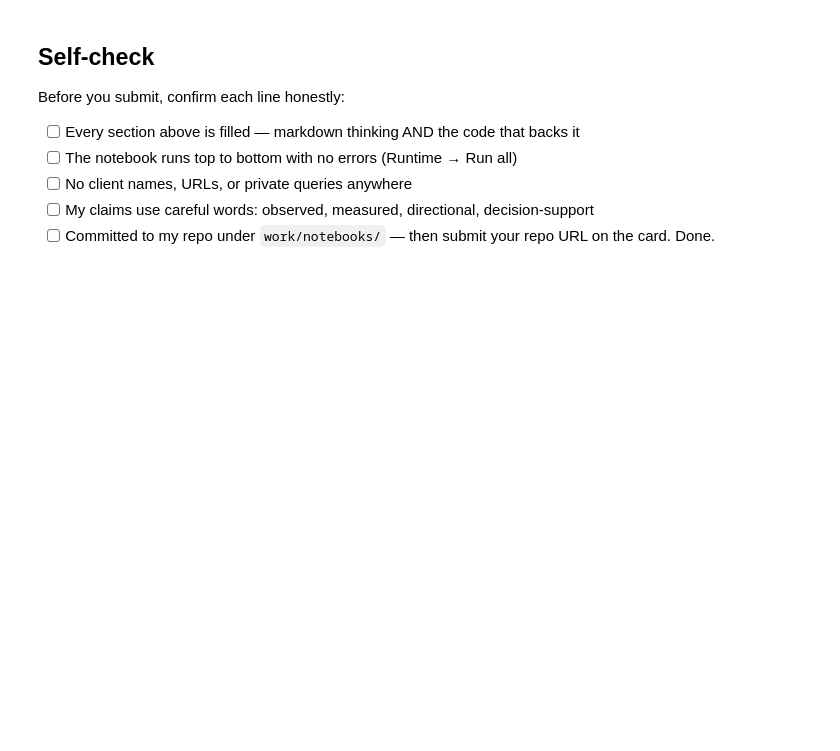
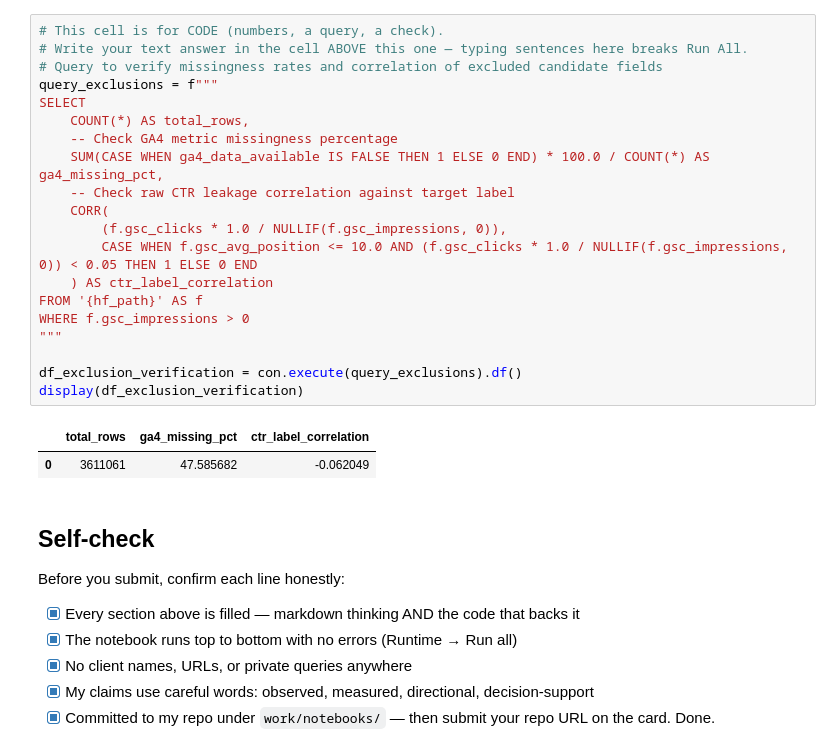
Before and after one commit to MihirJayswal812007/Flyrank-Internship, a Jupyter notebook: work/notebooks/w03_feature_leakage_check.ipynb, the cells around one changed output. Cells and saved outputs as stored; diff of their text form; blank space fills up the shorter version.

```diff
--- a/work/notebooks/w03_feature_leakage_check.ipynb
+++ b/work/notebooks/w03_feature_leakage_check.ipynb
@@ -37,10 +199,33 @@ This skeleton is yours to fill. Work the sections **in order** — each one has
+# %%
+# This cell is for CODE (numbers, a query, a check).
+# Write your text answer in the cell ABOVE this one — typing sentences here breaks Run All.
+# Query to verify missingness rates and correlation of excluded candidate fields
+query_exclusions = f"""
+SELECT
+    COUNT(*) AS total_rows,
+    -- Check GA4 metric missingness percentage
+    SUM(CASE WHEN ga4_data_available IS FALSE THEN 1 ELSE 0 END) * 100.0 / COUNT(*) AS ga4_missing_pct,
+    -- Check raw CTR leakage correlation against target label
+    CORR(
+        (f.gsc_clicks * 1.0 / NULLIF(f.gsc_impressions, 0)),
+        CASE WHEN f.gsc_avg_position <= 10.0 AND (f.gsc_clicks * 1.0 / NULLIF(f.gsc_impressions, 0)) < 0.05 THEN 1 ELSE 0 END
+    ) AS ctr_label_correlation
+FROM '{hf_path}' AS f
+WHERE f.gsc_impressions > 0
+"""
+
+df_exclusion_verification = con.execute(query_exclusions).df()
+display(df_exclusion_verification)
+# %% [output]
+|  | total_rows | ga4_missing_pct | ctr_label_correlation |
+| 0 | 3611061 | 47.585682 | -0.062049 |
 # %% [markdown]
 ## Self-check
 
 Before you submit, confirm each line honestly:
 
-- [ ] Every section above is filled — markdown thinking AND the code that backs it
-- [ ] The notebook runs top to bottom with no errors (Runtime → Run all)
-- [ ] No client names, URLs, or private queries anywhere
-- [ ] My claims use careful words: observed, measured, directional, decision-support
-- [ ] Committed to my repo under `work/notebooks/` — then submit your repo URL on the card. Done.
+- [x] Every section above is filled — markdown thinking AND the code that backs it
+- [x] The notebook runs top to bottom with no errors (Runtime → Run all)
+- [x] No client names, URLs, or private queries anywhere
+- [x] My claims use careful words: observed, measured, directional, decision-support
+- [x] Committed to my repo under `work/notebooks/` — then submit your repo URL on the card. Done.
```
Also changed, not shown: parts of 14 cells of this notebook.
